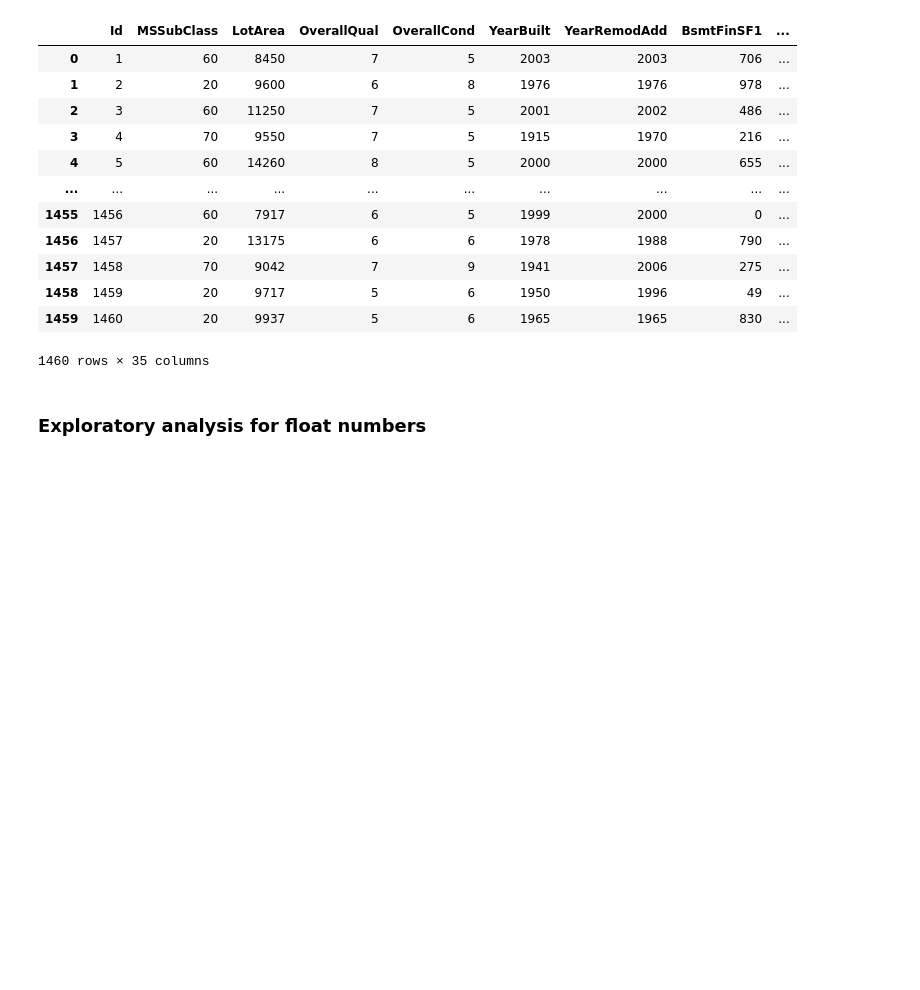
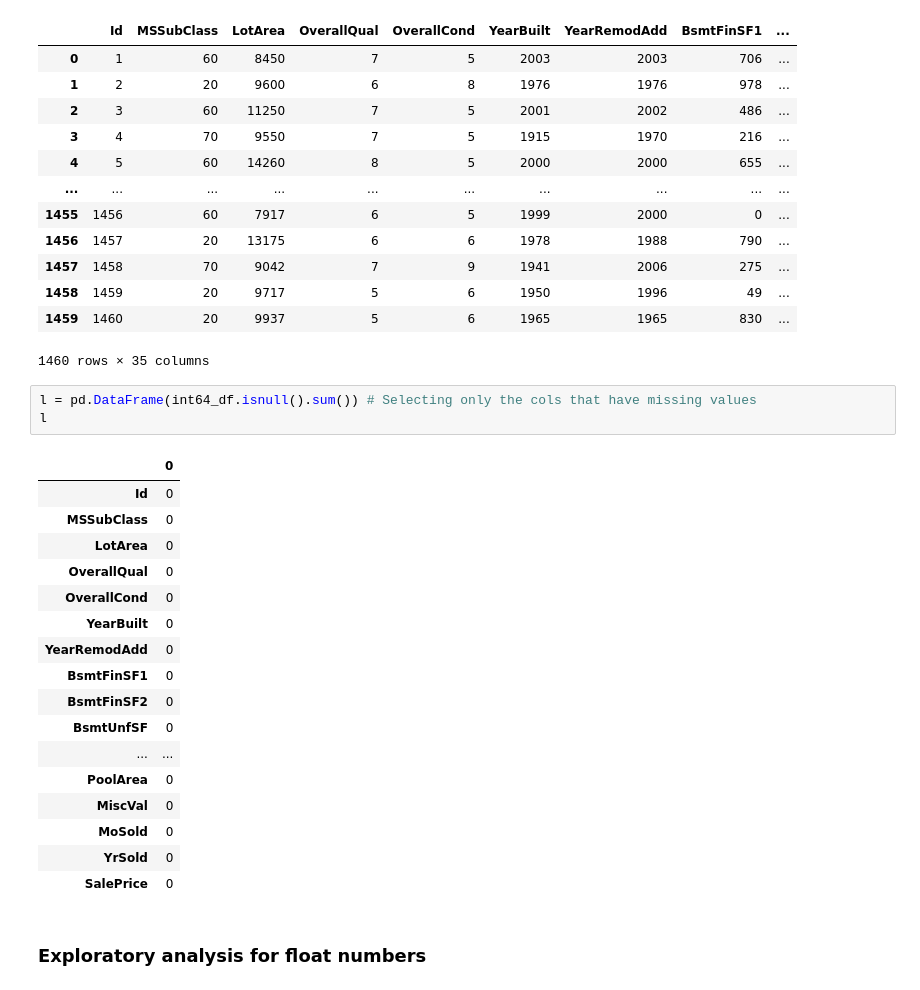
Before and after one commit to jibo16/Ml-practicing-ML-project-dev, a Jupyter notebook: housing-price-prediction-with-ml.ipynb, the cells around one changed output. Saved outputs shown, nothing was run; the diff lists cells and outputs as text; blank space fills up the shorter version.

Commit message:
numeric values ml to start

```diff
--- a/housing-price-prediction-with-ml.ipynb
+++ b/housing-price-prediction-with-ml.ipynb
@@ -174,6 +162,27 @@ int64_df
 | 1458 | 1459 | 20 | 9717 | 5 | 6 | 1950 | 1996 | 49 | ... |
 | 1459 | 1460 | 20 | 9937 | 5 | 6 | 1965 | 1965 | 830 | ... |
 1460 rows × 35 columns
+# %%
+l = pd.DataFrame(int64_df.isnull().sum()) # Selecting only the cols that have missing values
+l
+# %% [output]
+|  | 0 |
+| Id | 0 |
+| MSSubClass | 0 |
+| LotArea | 0 |
+| OverallQual | 0 |
+| OverallCond | 0 |
+| YearBuilt | 0 |
+| YearRemodAdd | 0 |
+| BsmtFinSF1 | 0 |
+| BsmtFinSF2 | 0 |
+| BsmtUnfSF | 0 |
+| ... | ... |
+| PoolArea | 0 |
+| MiscVal | 0 |
+| MoSold | 0 |
+| YrSold | 0 |
+| SalePrice | 0 |
 # %% [markdown]
 ### Exploratory analysis for float numbers
 # %%
```
Also changed, not shown: parts of 7 cells of this notebook.
